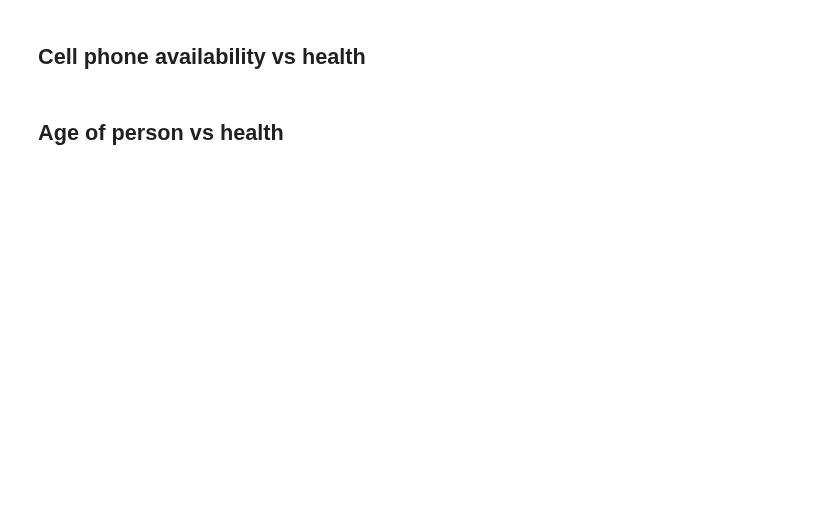
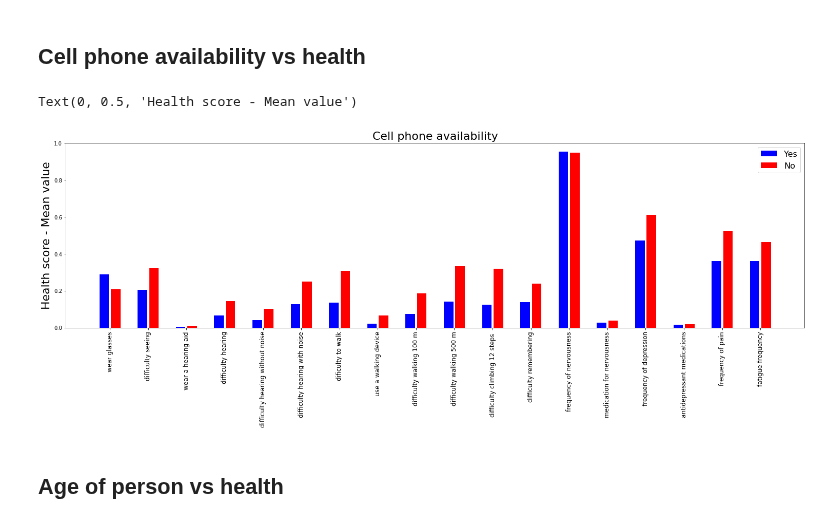
Before and after one commit to emarazz/ada_2020, a Jupyter notebook: Homework/04 - Detection of housing-health relationship/p4_V2.ipynb, the cells around one changed output. Cells and saved outputs as stored; diff of their text form; code cells hidden in the pictures; blank space fills up the shorter version.

```diff
--- a/Homework/04 - Detection of housing-health relationship/p4_V2.ipynb
+++ b/Homework/04 - Detection of housing-health relationship/p4_V2.ipynb
@@ -311,25 +314,28 @@ for index_global,house_item in enumerate(house_material):
 # %%
 mask=data_person_all['cell_phone_availability']==1
 data_yes=data_person_all[mask]
 data_no=data_person_all[~mask]
 
 datay=data_yes[health_var].mean().values
 datax=data_no[health_var].mean().values
 
 fig = plt.figure(figsize=(20,5))
 ax = fig.add_axes([0,0,1,1])
 
 x = np.arange(len(health_var))  # the label locations
 width = 0.3  # the width of the bars
 
 for item in health_var:
         ax.bar(x - width/2, datay, color = 'b', width = 0.25)
         ax.bar(x + width/2, datax, color = 'r', width = 0.25)
         ax.set_xticks(x)
-        ax.set_xticklabels(health_var_txt,rotation='55',fontsize=12)
+        ax.set_xticklabels(health_var_txt,rotation='90',fontsize=12)
         ax.legend(labels=['Yes', 'No'],fontsize=16)
 plt.title('Cell phone availability',fontsize=22)
 plt.ylabel('Health score - Mean value',fontsize=22)
+# %% [output]
+Text(0, 0.5, 'Health score - Mean value')
+[figure, added]
 # %% [markdown]
 ## Age of person vs health
 # %%
```
Also changed, not shown: parts of 9 cells of this notebook.
